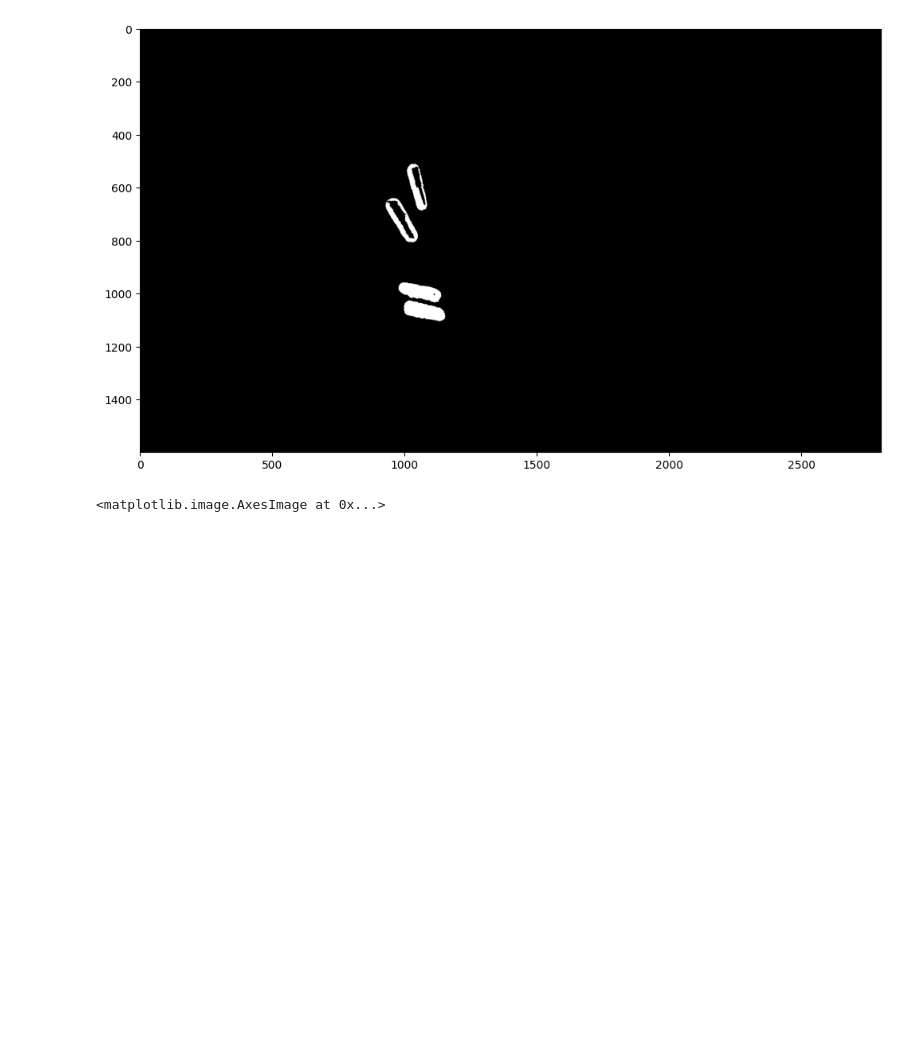
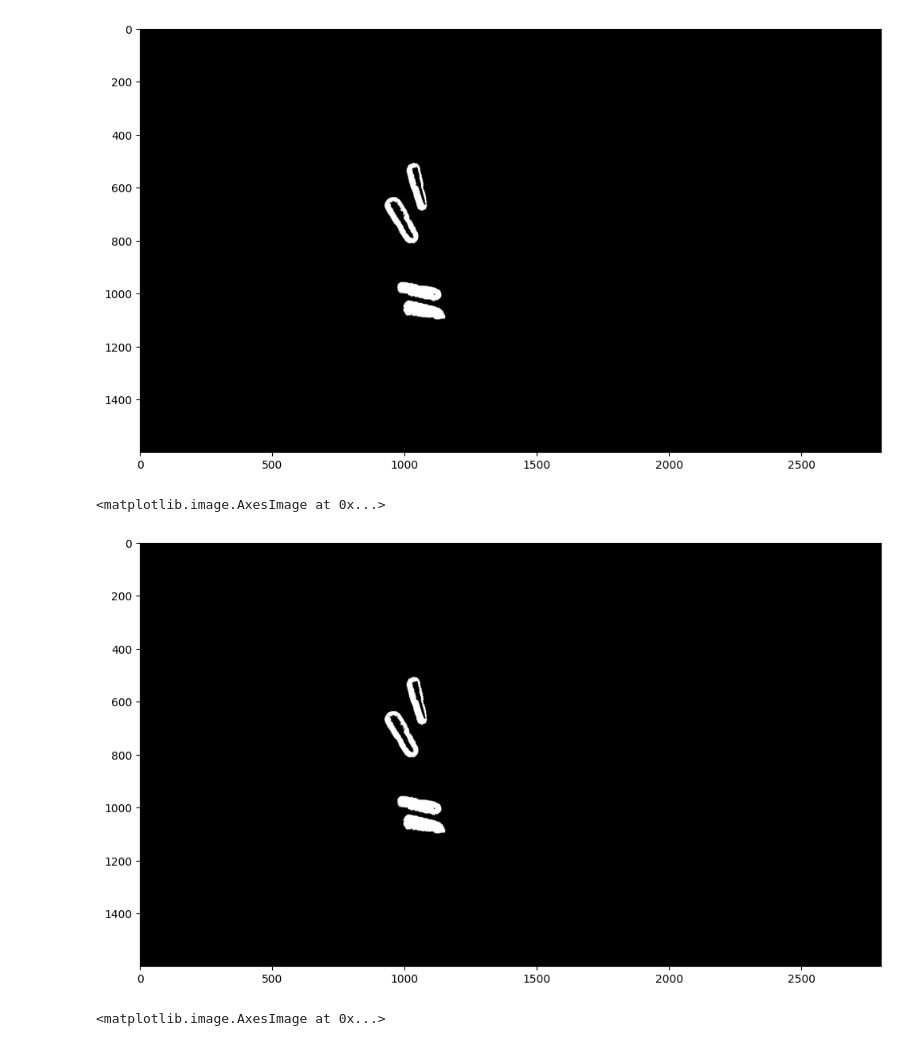
Before and after one commit to StaszekM/apow, a Jupyter notebook: Laboratorium 5/lab5_probio.ipynb, the cells around one changed output. Cells and saved outputs as stored; diff of their text form; code cells hidden in the pictures; blank space fills up the shorter version.

```diff
--- a/Laboratorium 5/lab5_probio.ipynb
+++ b/Laboratorium 5/lab5_probio.ipynb
@@ -75,9 +66,19 @@ plt.subplots(1, 1, figsize=(12, 8))[1].imshow(img, cmap="gray")
 # %%
-img_no_small_objects = remove_small_objects(img > 0, min_size=400)
+img_no_small_objects = remove_small_objects(img > 0, min_size=3000)
 plt.subplots(1, 1, figsize=(12, 8))[1].imshow(img_no_small_objects, cmap="gray")
 # %% [output]
 <matplotlib.image.AxesImage at 0x...>
 [figure]
+# %%
+def remove_large_objects(img, max_size):
+    return img & ~remove_small_objects(img, min_size=max_size)
+
+
+img_no_large_objects = remove_large_objects(img_no_small_objects, 9000)
+plt.subplots(1, 1, figsize=(12, 8))[1].imshow(img_no_large_objects, cmap="gray")
+# %% [output]
+<matplotlib.image.AxesImage at 0x...>
+[figure, added]
 # %%
 closed = cv2.morphologyEx(
     img_no_small_objects.astype(np.uint8),
```
Also changed, not shown: parts of 5 cells of this notebook, 1 other file.
